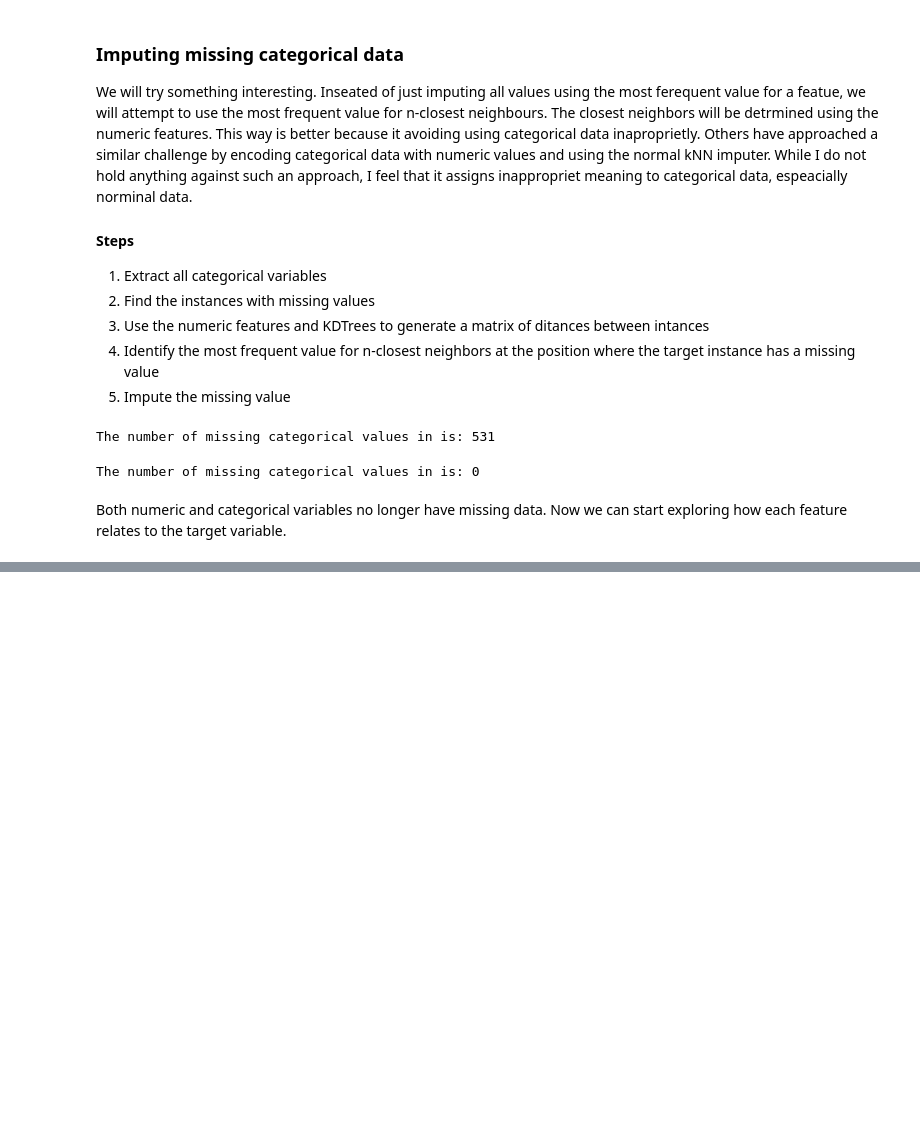
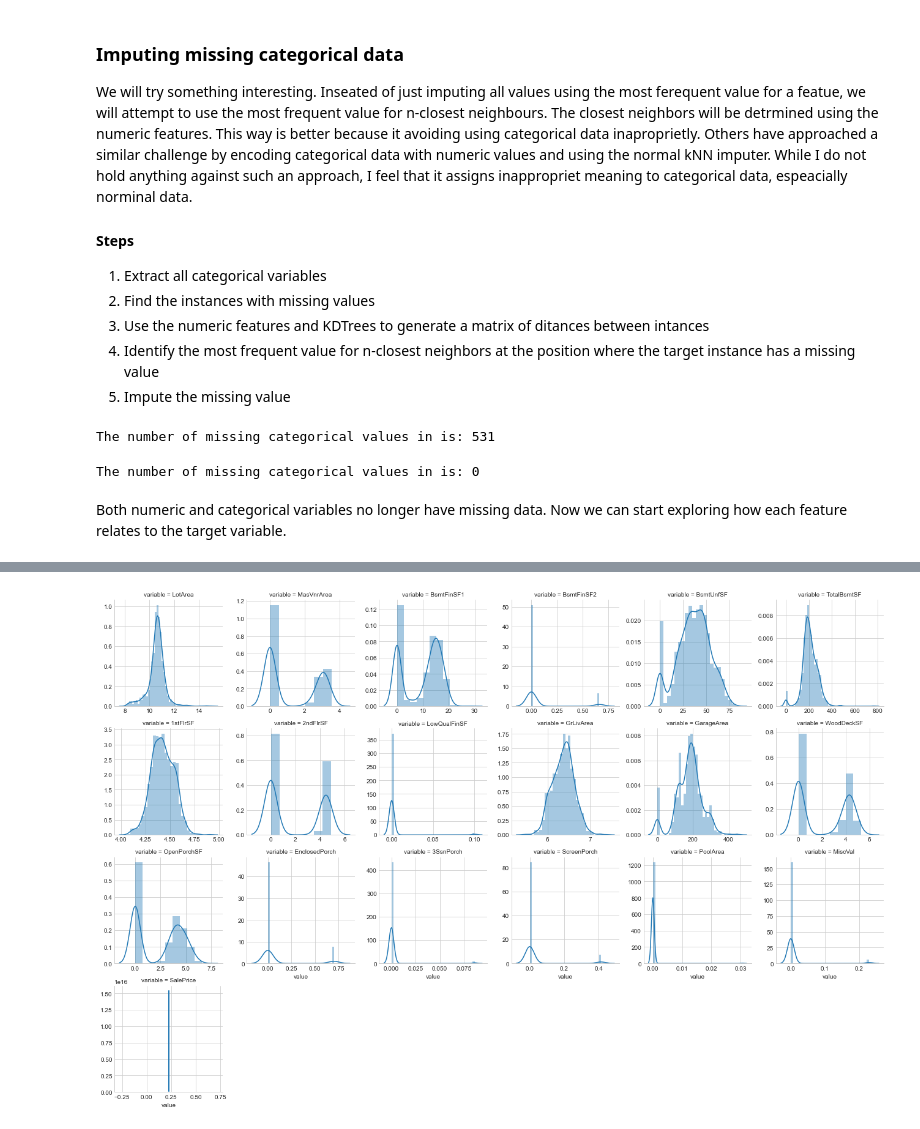
Before and after one commit to Murotiwamambo/House-Price-Predicitions, a Jupyter notebook: Exploratory Data Analysis.ipynb, the cells around one changed output, grey strips where cells are left out. Drawn from its saved outputs; the diff is of its cells as text; code cells hidden in the pictures; blank space fills up the shorter version.

```diff
--- a/Exploratory Data Analysis.ipynb
+++ b/Exploratory Data Analysis.ipynb
@@ -338,0 +434,9 @@ Both numeric and categorical variables no longer have missing data. Now we can s
+# %%
+# set up the variable transformer
+tf = vt.johnsonsuTransformer(variables = list(numeric_df_columns))
+
+# fit the transformer
+tf.fit(numeric_df)
+
+# transform the data
+transformed_numeric_df= tf.transform(numeric_df)
@@ -338,0 +461,8 @@ Both numeric and categorical variables no longer have missing data. Now we can s
+# %%
+# visualizing the transformed data
+
+fig = pd.melt(transformed_numeric_df, value_vars=transformed_numeric_df) # excluding Sale Price
+axes = sns.FacetGrid(fig, col="variable",  col_wrap=6, sharex=False, sharey=False)
+axes = axes.map(sns.distplot, "value")
+# %% [output]
+[figure, added]
```
Also changed, not shown: parts of 24 cells of this notebook.
